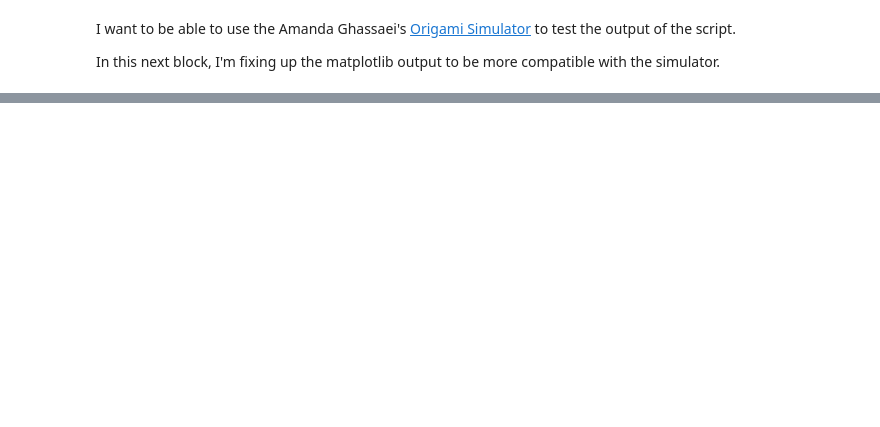
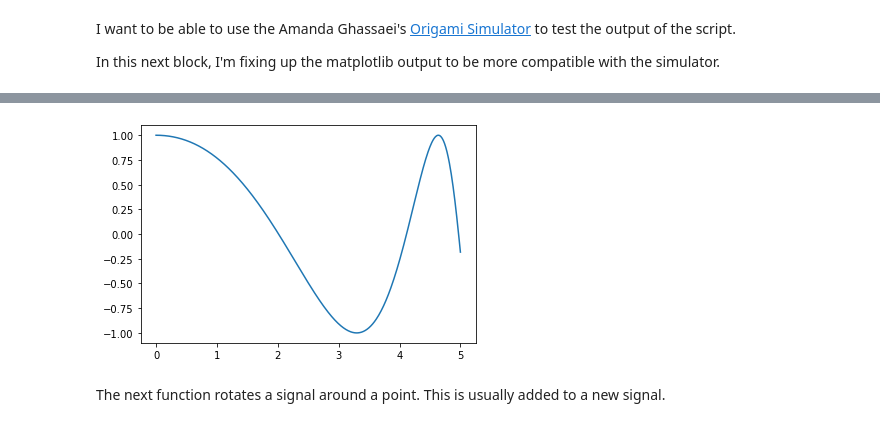
Before and after one commit to eleciawhite/origami, a Jupyter notebook: LukashevaCurved/OrigamiSignals.ipynb, the cells around one changed output, grey strips where cells are left out. Saved outputs shown, nothing was run; the diff lists cells and outputs as text; code cells hidden in the pictures; blank space fills up the shorter version.

```diff
--- a/LukashevaCurved/OrigamiSignals.ipynb
+++ b/LukashevaCurved/OrigamiSignals.ipynb
@@ -88,0 +95,11 @@ outputfilename = fixup_svg(name + ".svg")
+# %%
+t = np.linspace(0, 5, 500)
+
+wh = signal.chirp(t, f0=0.1, f1=1, t1=5, method='hyperbolic')
+plt.plot(t, wh)
+if (download): save_fig("chirp01_1_hyperbolic")
+# %% [output]
+[figure, added]
+# %% [markdown]
+
+The next function rotates a signal around a point. This is usually added to a new signal.
```
Also changed, not shown: parts of 29 cells of this notebook.
